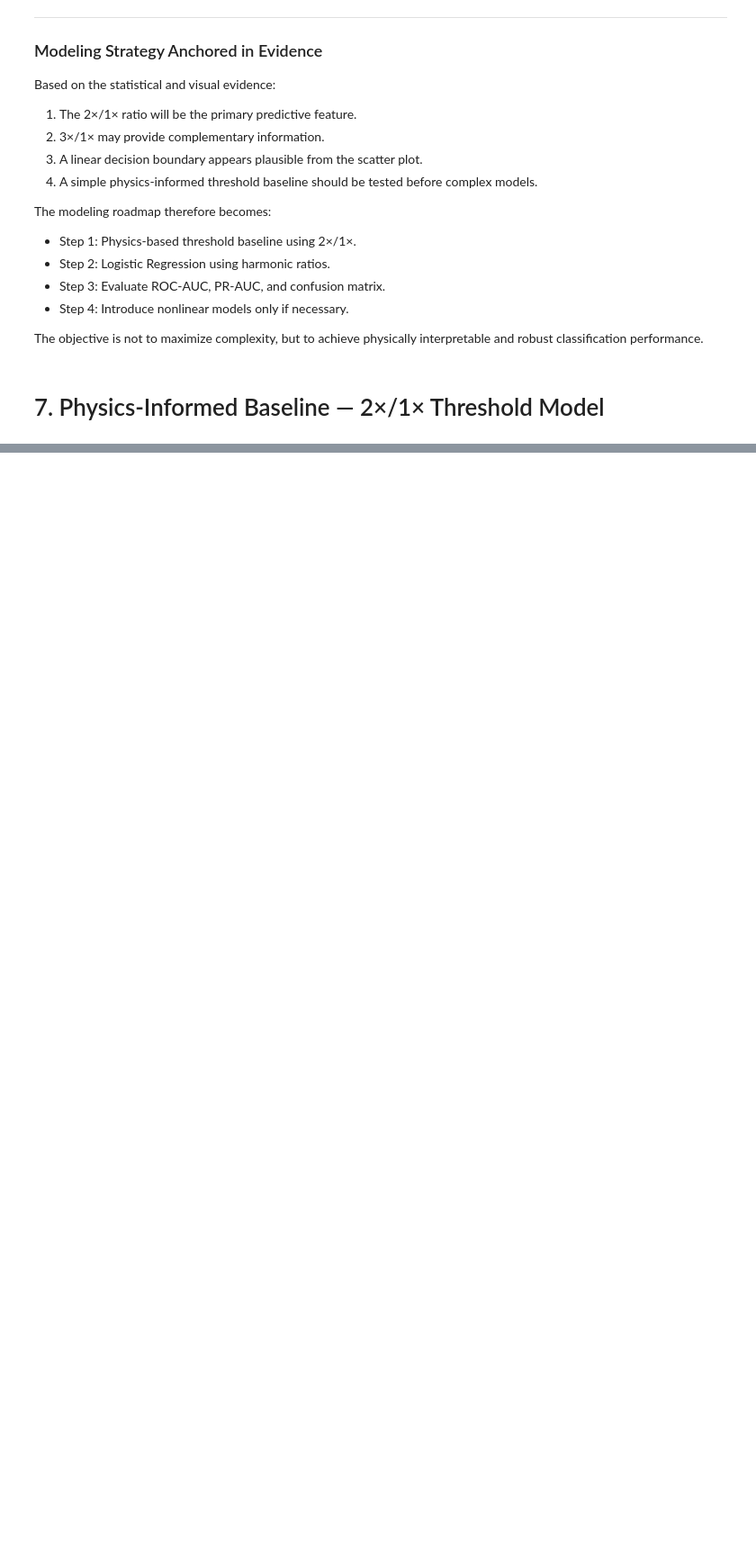
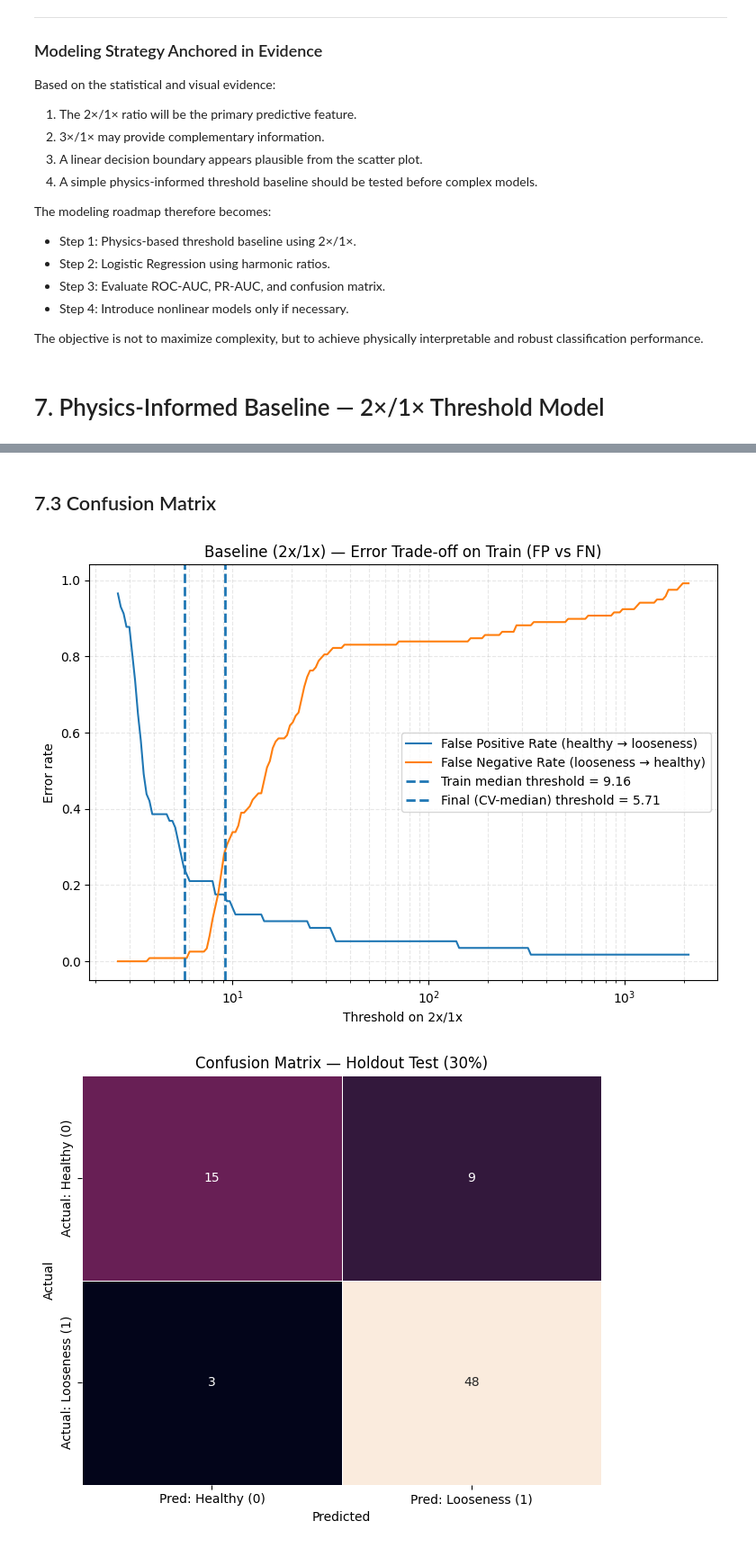
Before and after one commit to marioandrededeus/vibration-condition-monitoring, a Jupyter notebook: notebooks/01_part2_pipeline.ipynb, the cells around one changed output, grey strips where cells are left out. Shown at 90% size. Cells and saved outputs as stored; diff of their text form; code cells hidden in the pictures; blank space fills up the shorter version.

```diff
--- a/notebooks/01_part2_pipeline.ipynb
+++ b/notebooks/01_part2_pipeline.ipynb
@@ -1143,0 +1181,37 @@ This baseline serves as a transparent reference point for subsequent supervised
+# %% [markdown]
+## 7.3 Confusion Matrix
+# %%
+# ----------------------------
+# Plot: Error trade-off curve (on TRAIN distribution)
+# ----------------------------
+plot_threshold_error_tradeoff(
+    x=x_tr,
+    y=y_tr,
+    highlight_thresholds={
+        "Train median threshold": threshold_median_train,
+        "Final (CV-median) threshold": threshold_final,
+    },
+    title="Baseline (2x/1x) — Error Trade-off on Train (FP vs FN)",
+    xlabel="Threshold on 2x/1x"
+)
+
+# ----------------------------
+# Confusion matrix (Seaborn heatmap) on HOLDOUT
+# ----------------------------
+cm = confusion_matrix(y_te, y_te_pred)
+cm_df = pd.DataFrame(
+    cm,
+    index=["Actual: Healthy (0)", "Actual: Looseness (1)"],
+    columns=["Pred: Healthy (0)", "Pred: Looseness (1)"]
+)
+
+plt.figure(figsize=(6.5, 5.5))
+sns.heatmap(cm_df, annot=True, fmt="d", cbar=False, linewidths=0.5)
+plt.title("Confusion Matrix — Holdout Test (30%)")
+plt.xlabel("Predicted")
+plt.ylabel("Actual")
+plt.tight_layout()
+plt.show()
+# %% [output]
+[figure, added]
+[figure, added]
```
Also changed, not shown: parts of 57 cells of this notebook, 2 other files.
